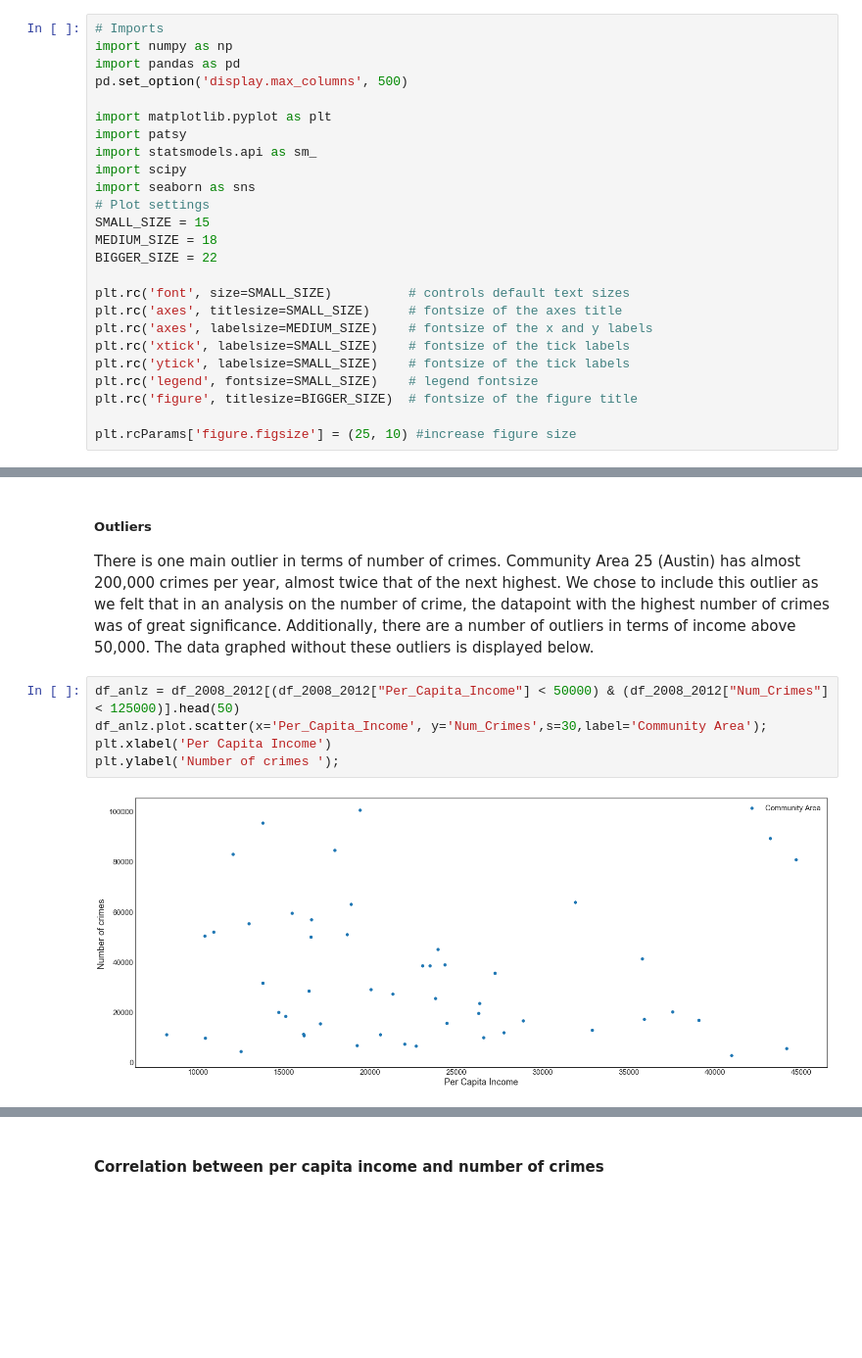
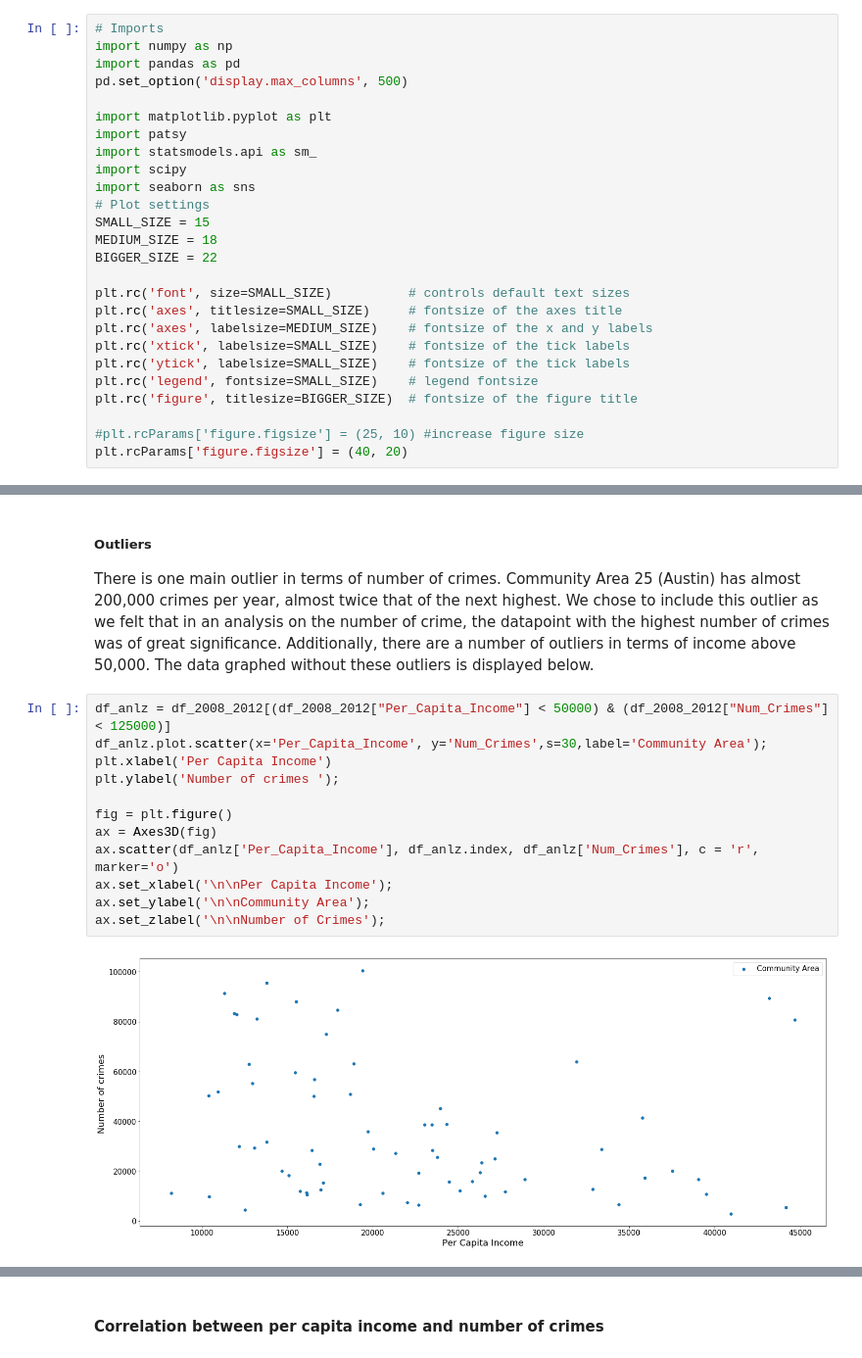
Before and after one commit to nschenone/Crime_Analysis_in_Chicago, a Jupyter notebook: COGS_108_Final_Project.ipynb, the cells around one changed output, grey strips where cells are left out. Shown at 98% size. Saved outputs shown, nothing was run; the diff lists cells and outputs as text; blank space fills up the shorter version.

```diff
--- a/COGS_108_Final_Project.ipynb
+++ b/COGS_108_Final_Project.ipynb
@@ -63,7 +63,8 @@ plt.rc('ytick', labelsize=SMALL_SIZE)    # fontsize of the tick labels
 plt.rc('legend', fontsize=SMALL_SIZE)    # legend fontsize
 plt.rc('figure', titlesize=BIGGER_SIZE)  # fontsize of the figure title
 
-plt.rcParams['figure.figsize'] = (25, 10) #increase figure size
+#plt.rcParams['figure.figsize'] = (25, 10) #increase figure size
+plt.rcParams['figure.figsize'] = (40, 20)
 # %% [markdown]
 #### Load and format data
 # %%
@@ -551,9 +564,16 @@ From the graph, most areas had their per capita incomes in the range of 10,000 t
 ##### Outliers
 There is one main outlier in terms of number of crimes. Community Area 25 (Austin) has almost 200,000 crimes per year, almost twice that of the next highest. We chose to include this outlier as we felt that in an analysis on the number of crime, the datapoint with the highest number of crimes was of great significance. Additionally, there are a number of outliers in terms of income above 50,000. The data graphed without these outliers is displayed below.
 # %%
-df_anlz = df_2008_2012[(df_2008_2012["Per_Capita_Income"] < 50000) & (df_2008_2012["Num_Crimes"] < 125000)].head(50)
+df_anlz = df_2008_2012[(df_2008_2012["Per_Capita_Income"] < 50000) & (df_2008_2012["Num_Crimes"] < 125000)]
 df_anlz.plot.scatter(x='Per_Capita_Income', y='Num_Crimes',s=30,label='Community Area');
 plt.xlabel('Per Capita Income')
 plt.ylabel('Number of crimes ');
+
+fig = plt.figure()
+ax = Axes3D(fig)
+ax.scatter(df_anlz['Per_Capita_Income'], df_anlz.index, df_anlz['Num_Crimes'], c = 'r', marker='o')
+ax.set_xlabel('\n\nPer Capita Income');
+ax.set_ylabel('\n\nCommunity Area');
+ax.set_zlabel('\n\nNumber of Crimes');
 # %% [output]
-[figure, old version]
+[figure, new version]
```
Also changed, not shown: parts of 9 cells of this notebook.
